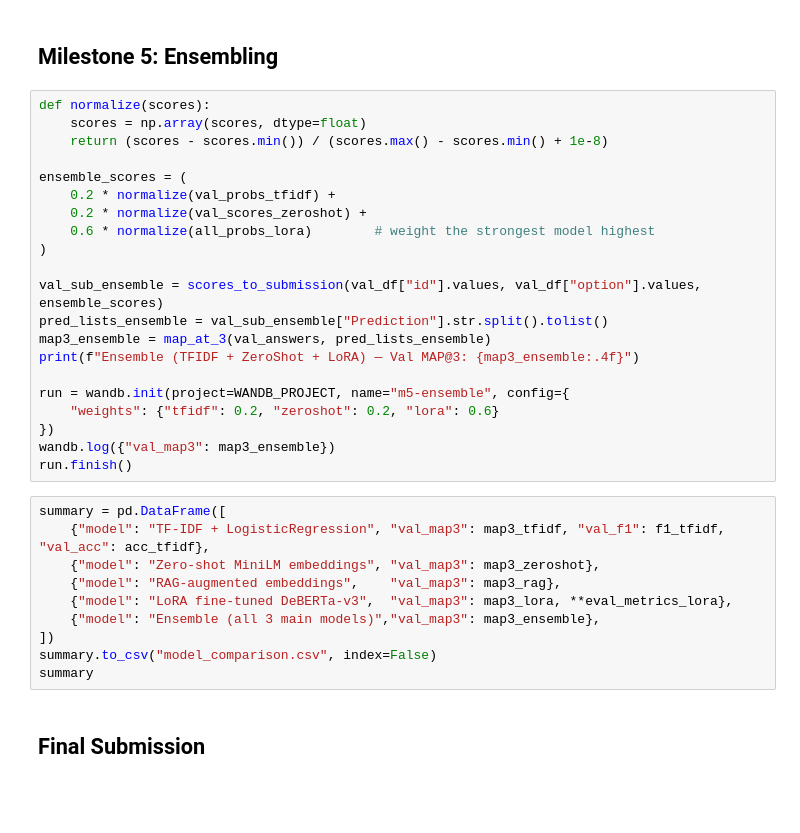
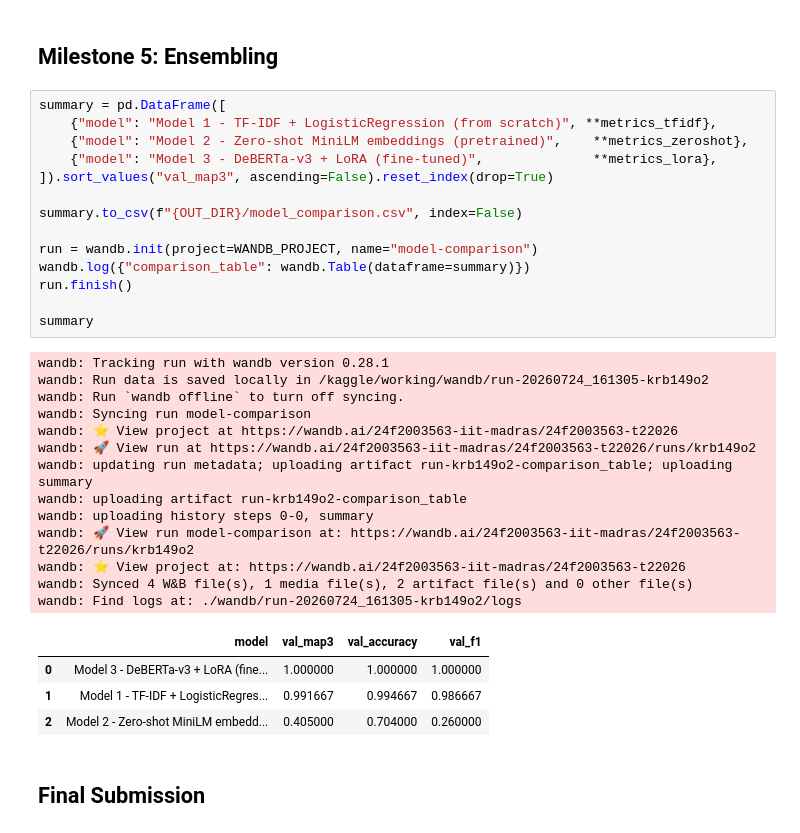
Before and after one commit to 24f2003563/DL-project, a Jupyter notebook: notebooks/dl-24f2003563-notebook-t22026.ipynb, the cells around one changed output. Cells and saved outputs as stored; diff of their text form; blank space fills up the shorter version.

```diff
--- a/notebooks/dl-24f2003563-notebook-t22026.ipynb
+++ b/notebooks/dl-24f2003563-notebook-t22026.ipynb
@@ -446,35 +530,36 @@ print("test_rag_scores ready:", test_rag_scores.shape)
 # %% [markdown]
 ## Milestone 5: Ensembling
-# %%
-def normalize(scores):
-    scores = np.array(scores, dtype=float)
-    return (scores - scores.min()) / (scores.max() - scores.min() + 1e-8)
-
-ensemble_scores = (
-    0.2 * normalize(val_probs_tfidf) +
-    0.2 * normalize(val_scores_zeroshot) +
-    0.6 * normalize(all_probs_lora)        # weight the strongest model highest
-)
-
-val_sub_ensemble = scores_to_submission(val_df["id"].values, val_df["option"].values, ensemble_scores)
-pred_lists_ensemble = val_sub_ensemble["Prediction"].str.split().tolist()
-map3_ensemble = map_at_3(val_answers, pred_lists_ensemble)
-print(f"Ensemble (TFIDF + ZeroShot + LoRA) — Val MAP@3: {map3_ensemble:.4f}")
-
-run = wandb.init(project=WANDB_PROJECT, name="m5-ensemble", config={
-    "weights": {"tfidf": 0.2, "zeroshot": 0.2, "lora": 0.6}
-})
-wandb.log({"val_map3": map3_ensemble})
-run.finish()
-# %%
-summary = pd.DataFrame([
-    {"model": "TF-IDF + LogisticRegression", "val_map3": map3_tfidf, "val_f1": f1_tfidf, "val_acc": acc_tfidf},
-    {"model": "Zero-shot MiniLM embeddings", "val_map3": map3_zeroshot},
-    {"model": "RAG-augmented embeddings",    "val_map3": map3_rag},
-    {"model": "LoRA fine-tuned DeBERTa-v3",  "val_map3": map3_lora, **eval_metrics_lora},
-    {"model": "Ensemble (all 3 main models)","val_map3": map3_ensemble},
-])
-summary.to_csv("model_comparison.csv", index=False)
-summary
+# %%
+summary = pd.DataFrame([
+    {"model": "Model 1 - TF-IDF + LogisticRegression (from scratch)", **metrics_tfidf},
+    {"model": "Model 2 - Zero-shot MiniLM embeddings (pretrained)",    **metrics_zeroshot},
+    {"model": "Model 3 - DeBERTa-v3 + LoRA (fine-tuned)",              **metrics_lora},
+]).sort_values("val_map3", ascending=False).reset_index(drop=True)
+
+summary.to_csv(f"{OUT_DIR}/model_comparison.csv", index=False)
+
+run = wandb.init(project=WANDB_PROJECT, name="model-comparison")
+wandb.log({"comparison_table": wandb.Table(dataframe=summary)})
+run.finish()
+
+summary
+# %% [output]
+wandb: Tracking run with wandb version 0.28.1
+wandb: Run data is saved locally in /kaggle/working/wandb/run-20260724_161305-krb149o2
+wandb: Run `wandb offline` to turn off syncing.
+wandb: Syncing run model-comparison
+wandb: ⭐️ View project at https://wandb.ai/24f2003563-iit-madras/24f2003563-t22026
+wandb: 🚀 View run at https://wandb.ai/24f2003563-iit-madras/24f2003563-t22026/runs/krb149o2
+wandb: updating run metadata; uploading artifact run-krb149o2-comparison_table; uploading summary
+wandb: uploading artifact run-krb149o2-comparison_table
+wandb: uploading history steps 0-0, summary
+wandb: 🚀 View run model-comparison at: https://wandb.ai/24f2003563-iit-madras/24f2003563-t22026/runs/krb149o2
+wandb: ⭐️ View project at: https://wandb.ai/24f2003563-iit-madras/24f2003563-t22026
+wandb: Synced 4 W&B file(s), 1 media file(s), 2 artifact file(s) and 0 other file(s)
+wandb: Find logs at: ./wandb/run-20260724_161305-krb149o2/logs
+|  | model | val_map3 | val_accuracy | val_f1 |
+| 0 | Model 3 - DeBERTa-v3 + LoRA (fine... | 1.000000 | 1.000000 | 1.000000 |
+| 1 | Model 1 - TF-IDF + LogisticRegres... | 0.991667 | 0.994667 | 0.986667 |
+| 2 | Model 2 - Zero-shot MiniLM embedd... | 0.405000 | 0.704000 | 0.260000 |
 # %% [markdown]
 ## Final Submission
```
Also changed, not shown: parts of 38 cells of this notebook.
